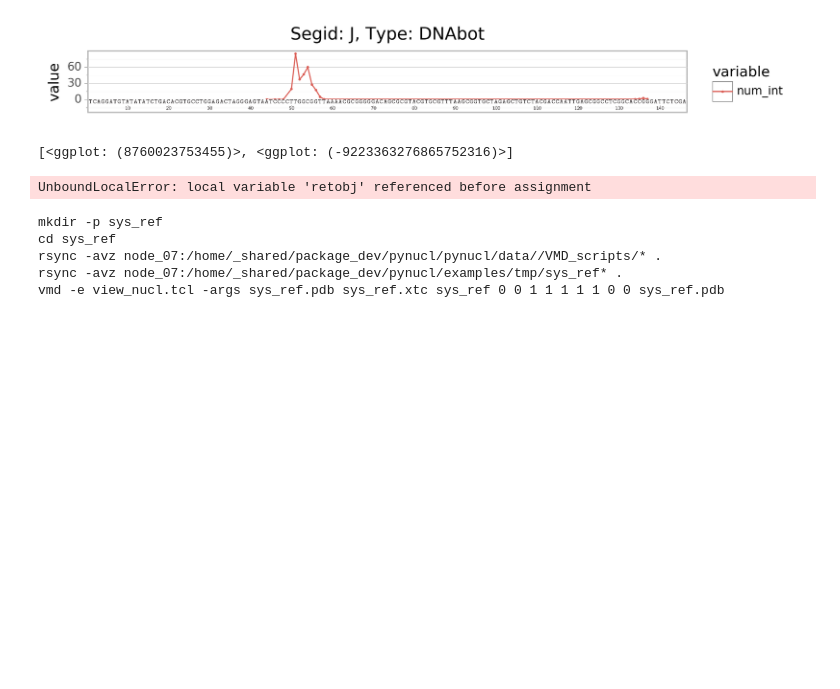
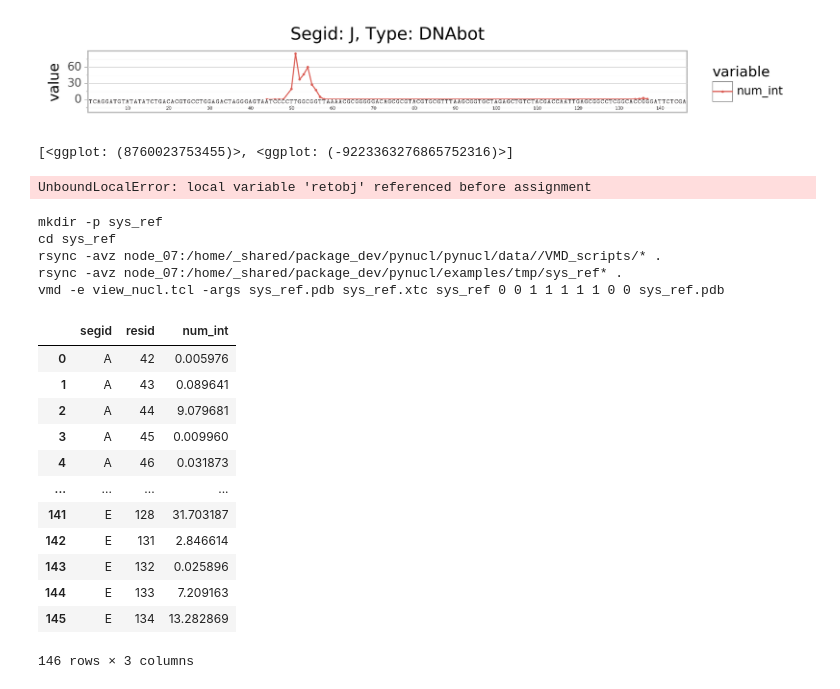
Before and after one commit to intbio/pynucl, a Jupyter notebook: examples/example_contacts.ipynb, the cells around one changed output. Cells and saved outputs as stored; diff of their text form; code cells hidden in the pictures; blank space fills up the shorter version.

```diff
--- a/examples/example_contacts.ipynb
+++ b/examples/example_contacts.ipynb
@@ -73,0 +124,16 @@ rsync -avz newton:/home/_shared/package_dev/pynucl/pynucl/data//VMD_scripts/* .
+# %%
+d
+# %% [output]
+|  | segid | resid | num_int |
+| 0 | A | 42 | 0.005976 |
+| 1 | A | 43 | 0.089641 |
+| 2 | A | 44 | 9.079681 |
+| 3 | A | 45 | 0.009960 |
+| 4 | A | 46 | 0.031873 |
+| ... | ... | ... | ... |
+| 141 | E | 128 | 31.703187 |
+| 142 | E | 131 | 2.846614 |
+| 143 | E | 132 | 0.025896 |
+| 144 | E | 133 | 7.209163 |
+| 145 | E | 134 | 13.282869 |
+146 rows × 3 columns
```
Also changed, not shown: parts of 11 cells of this notebook, 8 other files.
